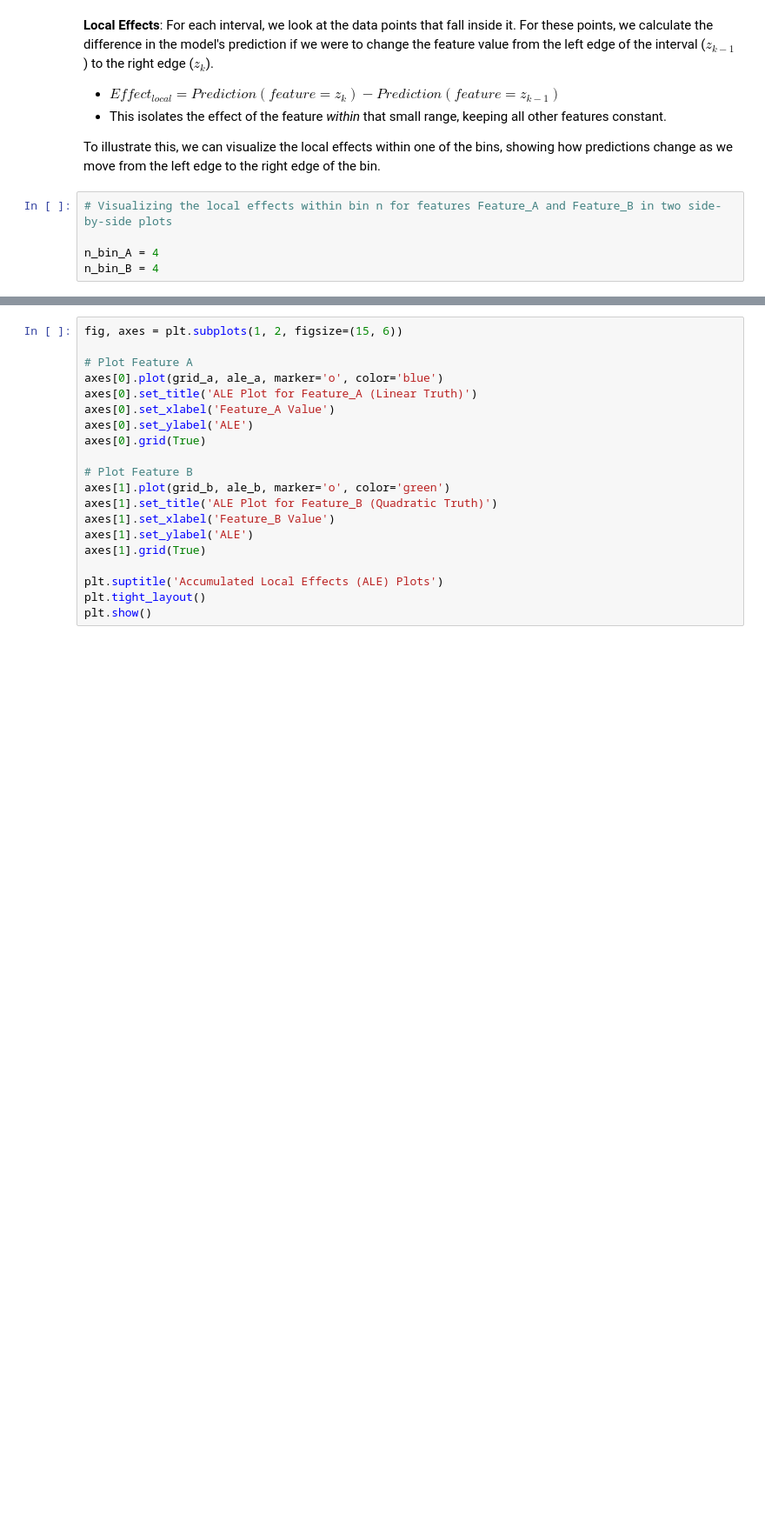
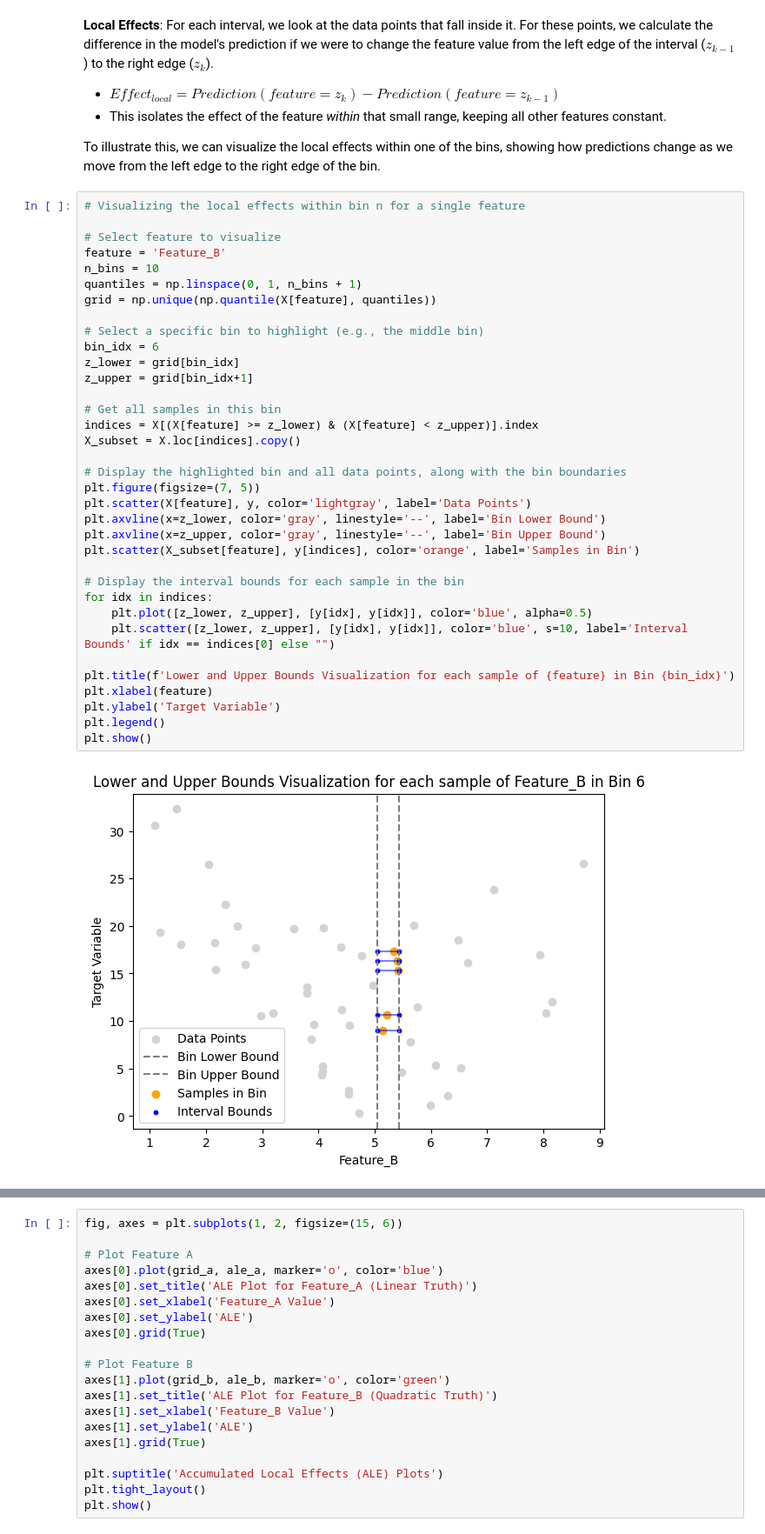
Before and after one commit to Gdeterline/Small-Projects-And-Courses, a Jupyter notebook: Courses/ALE.ipynb, the cells around one changed output, grey strips where cells are left out. Shown at 87% size. Saved outputs shown, nothing was run; the diff lists cells and outputs as text; blank space fills up the shorter version.

```diff
--- a/Courses/ALE.ipynb
+++ b/Courses/ALE.ipynb
@@ -171,7 +171,39 @@ plt.show()
 
 To illustrate this, we can visualize the local effects within one of the bins, showing how predictions change as we move from the left edge to the right edge of the bin.
 # %%
-# Visualizing the local effects within bin n for features Feature_A and Feature_B in two side-by-side plots
+# Visualizing the local effects within bin n for a single feature
 
-n_bin_A = 4
-n_bin_B = 4
+# Select feature to visualize
+feature = 'Feature_B'
+n_bins = 10
+quantiles = np.linspace(0, 1, n_bins + 1)
+grid = np.unique(np.quantile(X[feature], quantiles))
+
+# Select a specific bin to highlight (e.g., the middle bin)
+bin_idx = 6
+z_lower = grid[bin_idx]
+z_upper = grid[bin_idx+1]
+
+# Get all samples in this bin
+indices = X[(X[feature] >= z_lower) & (X[feature] < z_upper)].index
+X_subset = X.loc[indices].copy()
+
+# Display the highlighted bin and all data points, along with the bin boundaries
+plt.figure(figsize=(7, 5))
+plt.scatter(X[feature], y, color='lightgray', label='Data Points')
+plt.axvline(x=z_lower, color='gray', linestyle='--', label='Bin Lower Bound')
+plt.axvline(x=z_upper, color='gray', linestyle='--', label='Bin Upper Bound')
+plt.scatter(X_subset[feature], y[indices], color='orange', label='Samples in Bin')
+
+# Display the interval bounds for each sample in the bin
+for idx in indices:
+    plt.plot([z_lower, z_upper], [y[idx], y[idx]], color='blue', alpha=0.5)
+    plt.scatter([z_lower, z_upper], [y[idx], y[idx]], color='blue', s=10, label='Interval Bounds' if idx == indices[0] else "")
+
+plt.title(f'Lower and Upper Bounds Visualization for each sample of {feature} in Bin {bin_idx}')
+plt.xlabel(feature)
+plt.ylabel('Target Variable')
+plt.legend()
+plt.show()
+# %% [output]
+[figure, added]
```
Also changed, not shown: parts of 10 cells of this notebook.
